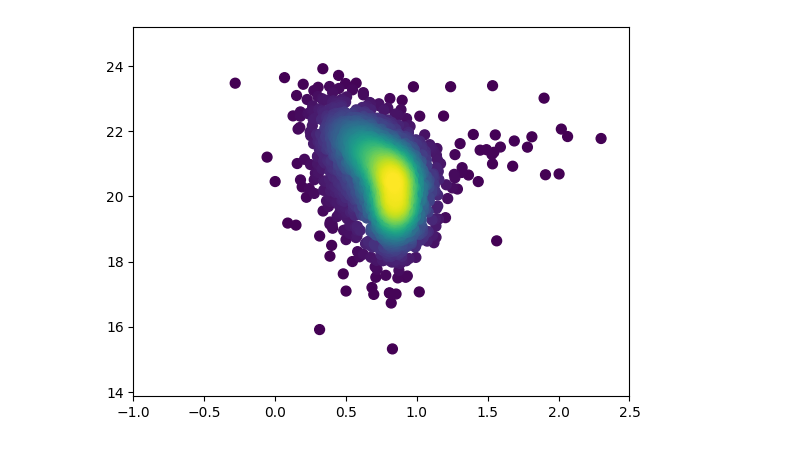
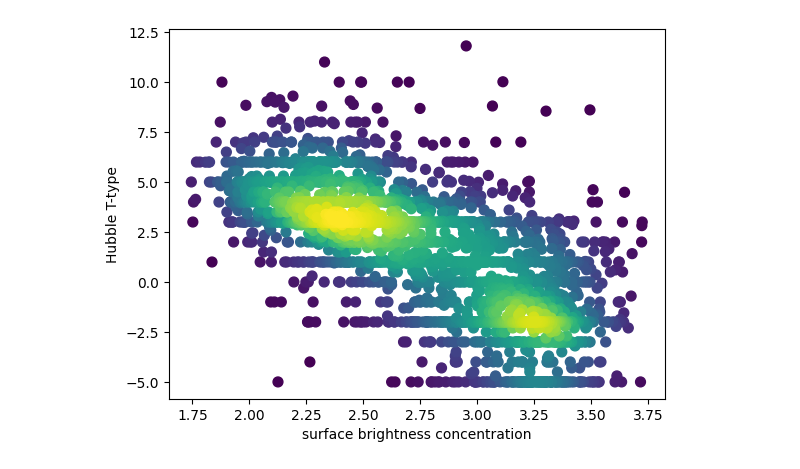
Before and after one commit to KCaseyChamberlain/better_galaxy_classification, a Jupyter notebook: notebooks/sample_vis.ipynb, the cells around one changed output. Saved outputs shown, nothing was run; the diff lists cells and outputs as text; code cells hidden in the pictures.

```diff
--- a/notebooks/sample_vis.ipynb
+++ b/notebooks/sample_vis.ipynb
@@ -4,6 +4,6 @@ import matplotlib.pyplot as plt
 import numpy as np
 from scipy.stats import gaussian_kde
 # %%
-data = pd.read_parquet('../data/data_full_cleaned.parquet')
-print(data.columns)
+data = pd.read_parquet('../data/data_full_cleaned_noimpute.parquet')
+data
 # %% [output]
@@ -14,16 +23,17 @@ Index(['T', 'objID', 'ra', 'dec', 'sb50_r', 'sb_conc_r', 'ug_color',
 # %%
-x = data['gr_color'].to_numpy()
-y = data['sb50_r'].to_numpy()
+x = data['sb_conc_r'].to_numpy()
+y = data['T'].to_numpy()
 
 xy = np.vstack([x,y])
 z = gaussian_kde(xy)(xy)
 
 idx = z.argsort()
 x, y, z = x[idx], y[idx], z[idx]
 
 fig, ax = plt.subplots()
 ax.scatter(x, y, c=z, s=50)
-ax.set_xlim([-1.,2.5])
+ax.set_xlabel('surface brightness concentration')
+ax.set_ylabel('Hubble T-type')
 plt.show()
 # %% [output]
-[figure, old version]
+[figure, new version]
```
Also changed, not shown: parts of 1 cell of this notebook, 3 other files.
